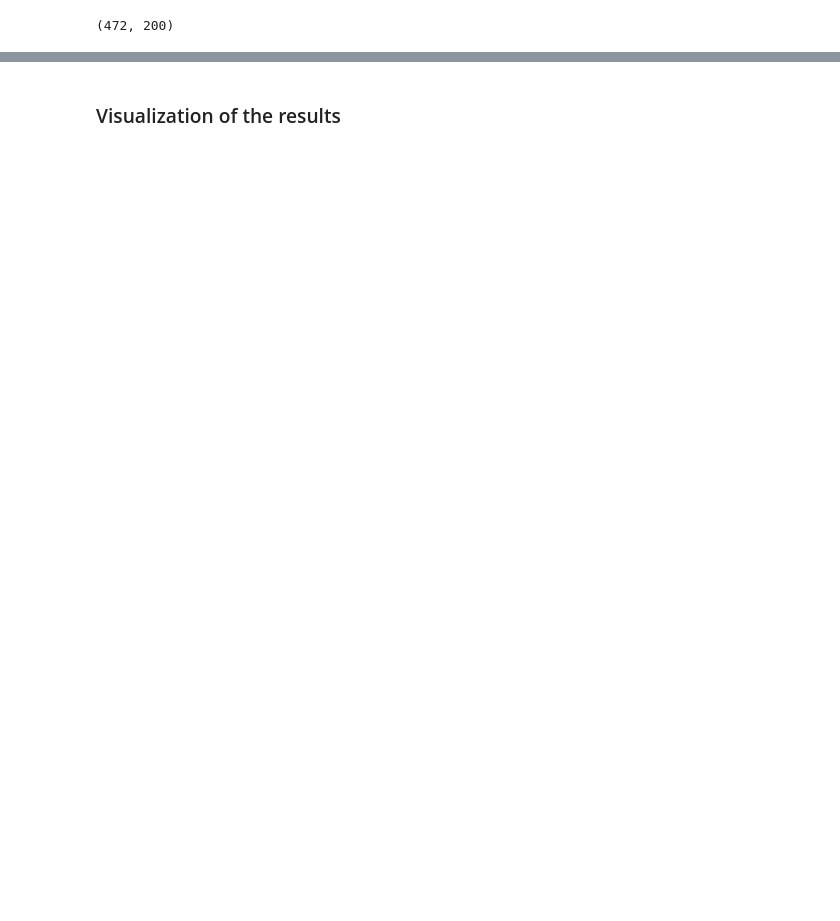
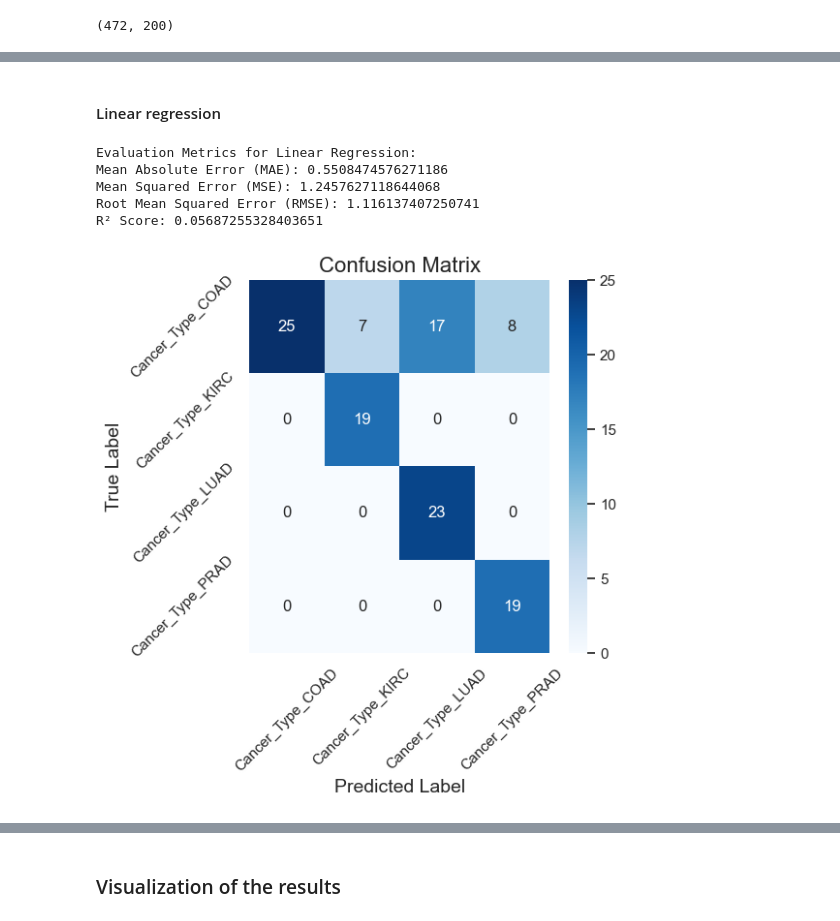
Before and after one commit to monicarojasp/team_project, a Jupyter notebook: reports/team_project1.ipynb, the cells around one changed output, grey strips where cells are left out. Saved outputs shown, nothing was run; the diff lists cells and outputs as text; code cells hidden in the pictures; blank space fills up the shorter version.

Commit message:
Notebook project 1 updated with advanced machine learning models

```diff
--- a/reports/team_project1.ipynb
+++ b/reports/team_project1.ipynb
@@ -170,8 +239,8 @@ n_features=200
 selected_scores_indices=np.argsort(mic_features)[::-1][0:n_features]
 # %%
 #setting up the groups
-X_train_selected=X_train_norm[:,selected_scores_indices]
-X_test_selected=X_test_norm[:,selected_scores_indices]
+X_train_selected=X_train_scaled[:,selected_scores_indices]
+X_test_selected=X_test_scaled[:,selected_scores_indices]
 # %%
 X_train_selected.shape
 # %% [output]
@@ -185,18 +250,2 @@ X_test_selected.shape
 
 For the purpose of this project we are doing a regression, first we try using linear regression
-# %%
-# Initialize linear regression model
-model = LinearRegression()
-
-# Fit the model on the training data
-model.fit(X_train_selected, y_train)
-
-# Predict on the test data
-y_pred = model.predict(X_test_selected)
-
-# Evaluate model performance
-mse = mean_squared_error(y_test, y_pred)
-r2 = r2_score(y_test, y_pred)
-
-print(f"Mean Squared Error: {mse:.2f}")
-print(f"R-squared: {r2:.2f}")
@@ -207,0 +252,60 @@ The error of 0.09 seems to be good, now we do some visualization to make sure th
+# %% [markdown]
+#### Linear regression
+# %%
+# Initialize linear regression model
+model_lr = LinearRegression()
+
+# Fit the model on the training data
+model_lr.fit(X_train_selected, y_train)
+
+# Predict on the test data
+y_pred_lr = model_lr.predict(X_test_selected)
+
+# Use argmax to get the class labels from one-hot encoded arrays
+y_test_labels = y_test.argmax(axis=1)
+y_pred_labels = np.argmax(y_pred_lr, axis=1)
+
+# Evaluate performance
+conf_matrix_lr = confusion_matrix(y_test_labels, y_pred_labels)
+
+# Calculate evaluation metrics
+mae = mean_absolute_error(y_test_labels, y_pred_labels)
+mse = mean_squared_error(y_test_labels, y_pred_labels)
+rmse = mean_squared_error(y_test_labels, y_pred_labels, squared=False)  # Root Mean Squared Error
+r2 = r2_score(y_test_labels, y_pred_labels)  # R² score
+
+# Display the evaluation metrics
+print("Evaluation Metrics for Linear Regression:")
+print("Mean Absolute Error (MAE):", mae)
+print("Mean Squared Error (MSE):", mse)
+print("Root Mean Squared Error (RMSE):", rmse)
+print("R² Score:", r2)
+
+# Display results
+# Create a DataFrame for better plotting with labels
+conf_matrix_lr_df = pd.DataFrame(conf_matrix_lr,
+                               index=encoder.get_feature_names_out(['Cancer_Type']),
+                               columns=encoder.get_feature_names_out(['Cancer_Type']))
+
+# Set up the matplotlib figure
+plt.figure(figsize=(5, 5))
+
+# Create a heatmap
+sns.heatmap(conf_matrix_lr_df, annot=True, fmt='g', cmap='Blues')
+
+# Labels and title
+plt.title('Confusion Matrix', fontsize=16)
+plt.ylabel('True Label', fontsize=14)
+plt.xlabel('Predicted Label', fontsize=14)
+plt.xticks(rotation=45)
+plt.yticks(rotation=45)
+
+# Show the plot
+plt.show()
+# %% [output]
+Evaluation Metrics for Linear Regression:
+Mean Absolute Error (MAE): 0.5508474576271186
+Mean Squared Error (MSE): 1.2457627118644068
+Root Mean Squared Error (RMSE): 1.116137407250741
+R² Score: 0.05687255328403651
+[figure, added]
```
Also changed, not shown: parts of 94 cells of this notebook.
